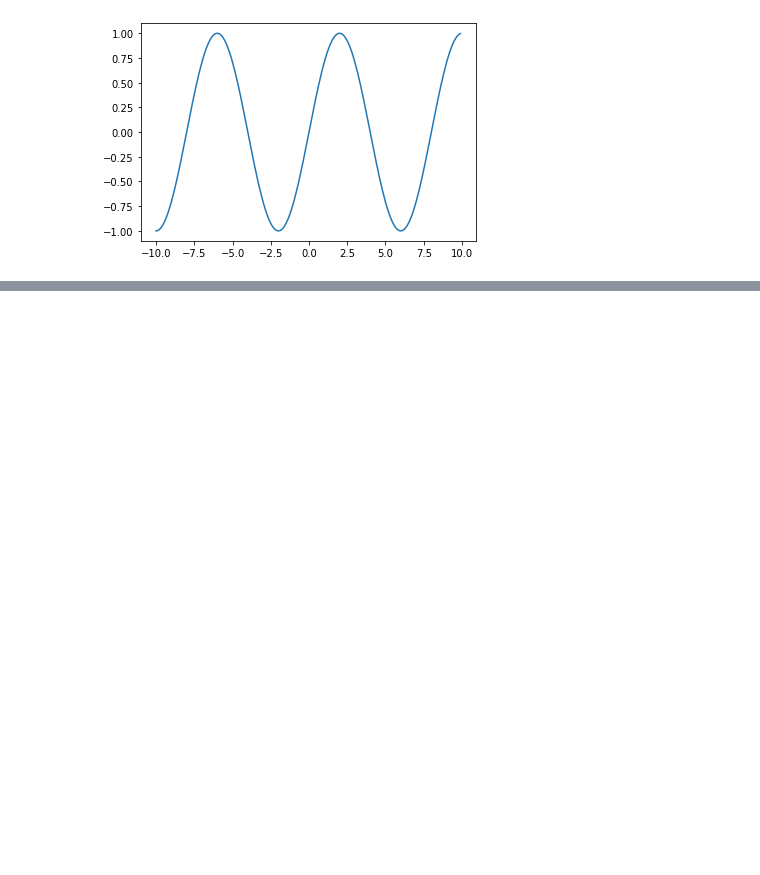
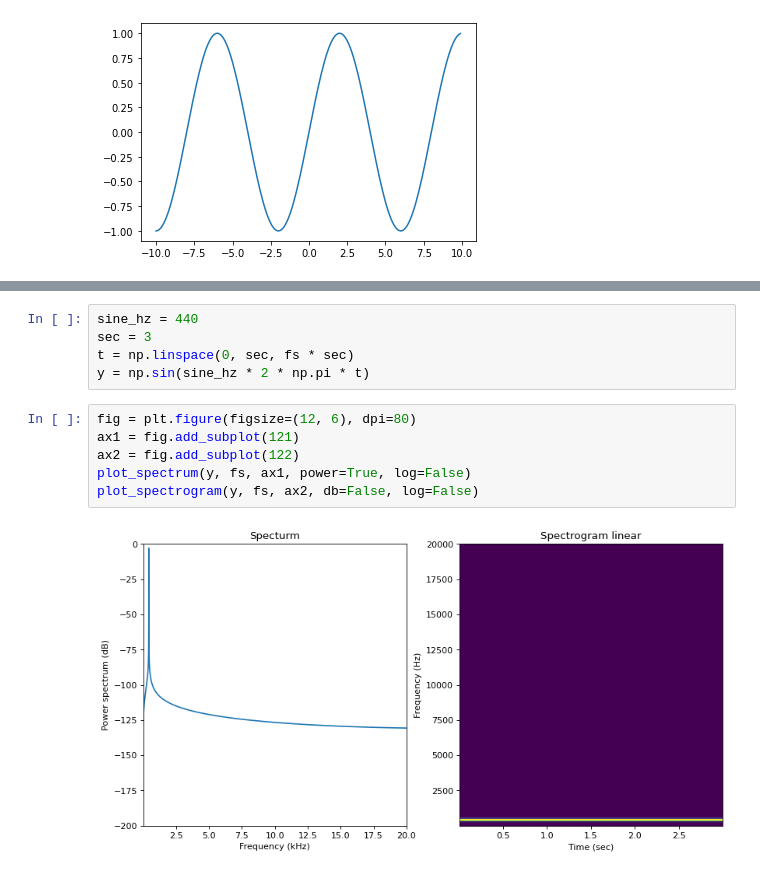
Before and after one commit to letrout/dsp, a Jupyter notebook: doc/distortion.ipynb, the cells around one changed output, grey strips where cells are left out. Cells and saved outputs as stored; diff of their text form; blank space fills up the shorter version.

```diff
--- a/doc/distortion.ipynb
+++ b/doc/distortion.ipynb
@@ -158,0 +204,13 @@ ax.legend()
+# %%
+sine_hz = 440
+sec = 3
+t = np.linspace(0, sec, fs * sec)
+y = np.sin(sine_hz * 2 * np.pi * t)
+# %%
+fig = plt.figure(figsize=(12, 6), dpi=80)
+ax1 = fig.add_subplot(121)
+ax2 = fig.add_subplot(122)
+plot_spectrum(y, fs, ax1, power=True, log=False)
+plot_spectrogram(y, fs, ax2, db=False, log=False)
+# %% [output]
+[figure, added]
```
Also changed, not shown: parts of 4 cells of this notebook, 1 other file.
